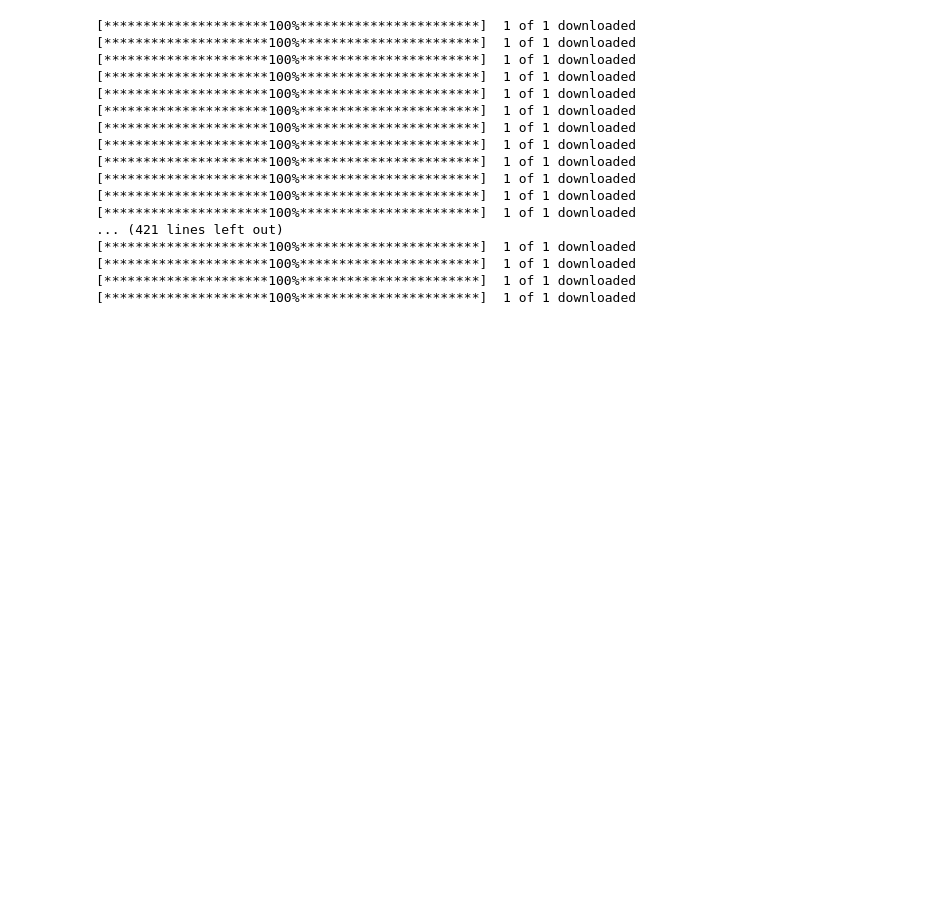
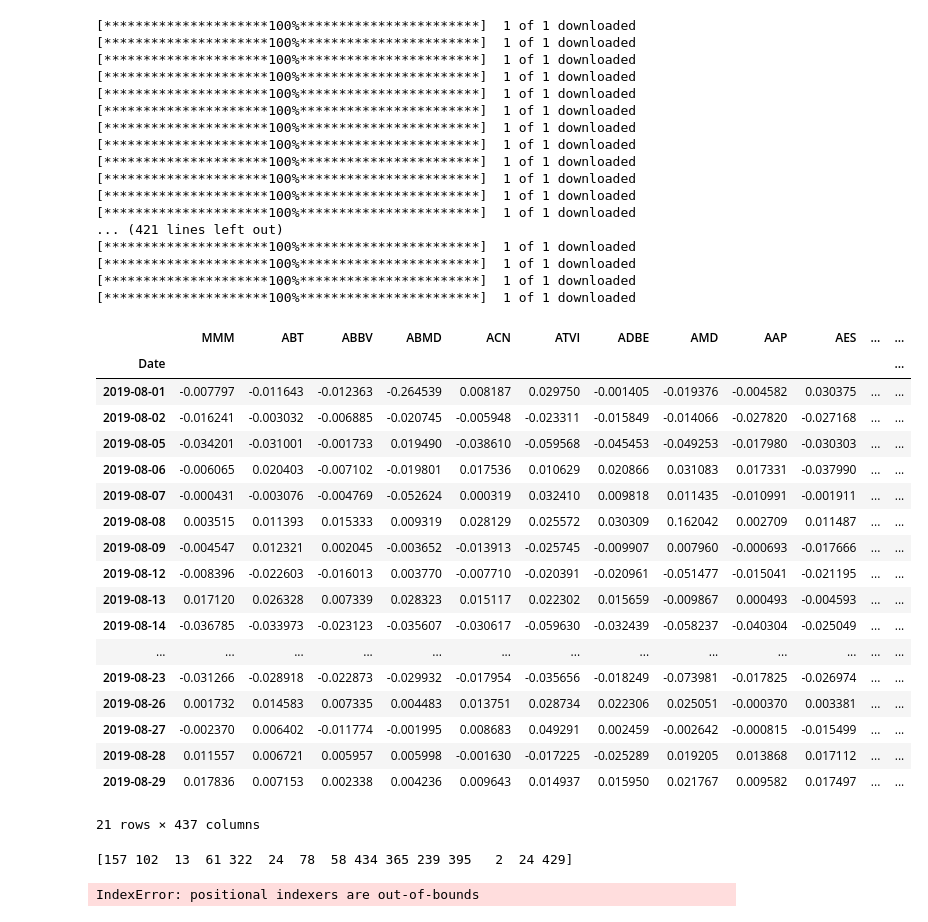
Before and after one commit to cvazz/IntroMLDL, a Jupyter notebook: Data Loader.ipynb, the cells around one changed output. Cells and saved outputs as stored; diff of their text form; code cells hidden in the pictures; blank space fills up the shorter version.

```diff
--- a/Data Loader.ipynb
+++ b/Data Loader.ipynb
@@ -19,24 +21,52 @@ tickers = ["MMM", "ABT", "ABBV", "ABMD", "ACN", "ATVI", "ADBE", "AMD", "AAP", "A
 
-#nutze optimiertes Modul, auf pandas aufbauend, um Daten zu ziehen, schreibt Daten in ein pandas dataframe.
+data = pd.DataFrame()
+df = pd.DataFrame()
+returns = pd.DataFrame(columns=tickers)
+
+df_l = []
+#nutze optimiertes Modul, auf pandas aufbauend, um Daten zu ziehen, schreibe Daten in ein pandas dataframe.
 for ticker in tickers:
-    loaded = yf.download(ticker, start="2017-01-01", end="2019-09-30").loc[:,['Adj Close', 'Open']]
-    returns = loaded['Adj Close'] - loaded['Open']
-    data[ticker] = returns
+    loaded = yf.download(ticker, start="2019-08-01", end="2019-08-30").loc[:,['Adj Close']]
+    df = loaded.pct_change(fill_method='ffill')
+    df_l.append(df)
+    #returns.loc[:,ticker] = df
+df = pd.concat(df_l, axis=1)
+df.columns = tickers
+df.iloc[1:, :]
 # %% [output]
 [*********************100%***********************]  1 of 1 downloaded
 [*********************100%***********************]  1 of 1 downloaded
 [*********************100%***********************]  1 of 1 downloaded
 [*********************100%***********************]  1 of 1 downloaded
 [*********************100%***********************]  1 of 1 downloaded
 [*********************100%***********************]  1 of 1 downloaded
 [*********************100%***********************]  1 of 1 downloaded
 [*********************100%***********************]  1 of 1 downloaded
 [*********************100%***********************]  1 of 1 downloaded
 [*********************100%***********************]  1 of 1 downloaded
 [*********************100%***********************]  1 of 1 downloaded
 [*********************100%***********************]  1 of 1 downloaded
 ... (421 lines left out)
 [*********************100%***********************]  1 of 1 downloaded
 [*********************100%***********************]  1 of 1 downloaded
 [*********************100%***********************]  1 of 1 downloaded
 [*********************100%***********************]  1 of 1 downloaded
+|  | MMM | ABT | ABBV | ABMD | ACN | ATVI | ADBE | AMD | AAP | AES | ... | ... |
+| Date |  |  |  |  |  |  |  |  |  |  |  | ... |
+| 2019-08-01 | -0.007797 | -0.011643 | -0.012363 | -0.264539 | 0.008187 | 0.029750 | -0.001405 | -0.019376 | -0.004582 | 0.030375 | ... | ... |
+| 2019-08-02 | -0.016241 | -0.003032 | -0.006885 | -0.020745 | -0.005948 | -0.023311 | -0.015849 | -0.014066 | -0.027820 | -0.027168 | ... | ... |
+| 2019-08-05 | -0.034201 | -0.031001 | -0.001733 | 0.019490 | -0.038610 | -0.059568 | -0.045453 | -0.049253 | -0.017980 | -0.030303 | ... | ... |
+| 2019-08-06 | -0.006065 | 0.020403 | -0.007102 | -0.019801 | 0.017536 | 0.010629 | 0.020866 | 0.031083 | 0.017331 | -0.037990 | ... | ... |
+| 2019-08-07 | -0.000431 | -0.003076 | -0.004769 | -0.052624 | 0.000319 | 0.032410 | 0.009818 | 0.011435 | -0.010991 | -0.001911 | ... | ... |
+| 2019-08-08 | 0.003515 | 0.011393 | 0.015333 | 0.009319 | 0.028129 | 0.025572 | 0.030309 | 0.162042 | 0.002709 | 0.011487 | ... | ... |
+| 2019-08-09 | -0.004547 | 0.012321 | 0.002045 | -0.003652 | -0.013913 | -0.025745 | -0.009907 | 0.007960 | -0.000693 | -0.017666 | ... | ... |
+| 2019-08-12 | -0.008396 | -0.022603 | -0.016013 | 0.003770 | -0.007710 | -0.020391 | -0.020961 | -0.051477 | -0.015041 | -0.021195 | ... | ... |
+| 2019-08-13 | 0.017120 | 0.026328 | 0.007339 | 0.028323 | 0.015117 | 0.022302 | 0.015659 | -0.009867 | 0.000493 | -0.004593 | ... | ... |
+| 2019-08-14 | -0.036785 | -0.033973 | -0.023123 | -0.035607 | -0.030617 | -0.059630 | -0.032439 | -0.058237 | -0.040304 | -0.025049 | ... | ... |
+| ... | ... | ... | ... | ... | ... | ... | ... | ... | ... | ... | ... | ... |
+| 2019-08-23 | -0.031266 | -0.028918 | -0.022873 | -0.029932 | -0.017954 | -0.035656 | -0.018249 | -0.073981 | -0.017825 | -0.026974 | ... | ... |
+| 2019-08-26 | 0.001732 | 0.014583 | 0.007335 | 0.004483 | 0.013751 | 0.028734 | 0.022306 | 0.025051 | -0.000370 | 0.003381 | ... | ... |
+| 2019-08-27 | -0.002370 | 0.006402 | -0.011774 | -0.001995 | 0.008683 | 0.049291 | 0.002459 | -0.002642 | -0.000815 | -0.015499 | ... | ... |
+| 2019-08-28 | 0.011557 | 0.006721 | 0.005957 | 0.005998 | -0.001630 | -0.017225 | -0.025289 | 0.019205 | 0.013868 | 0.017112 | ... | ... |
+| 2019-08-29 | 0.017836 | 0.007153 | 0.002338 | 0.004236 | 0.009643 | 0.014937 | 0.015950 | 0.021767 | 0.009582 | 0.017497 | ... | ... |
+21 rows × 437 columns
@@ -45,0 +73,13 @@ data.to_csv('data.csv')
+# %%
+#write data into file
+df.to_csv('data.csv')
+
+randints = np.random.randint(1, 437, N)
+print(randints)
+
+#cut file into random stock charts
+data_example = df.iloc[:,randints]
+data_example.to_csv('data_example.csv')
+# %% [output]
+[157 102  13  61 322  24  78  58 434 365 239 395   2  24 429]
+IndexError: positional indexers are out-of-bounds
```
Also changed, not shown: parts of 3 cells of this notebook.
